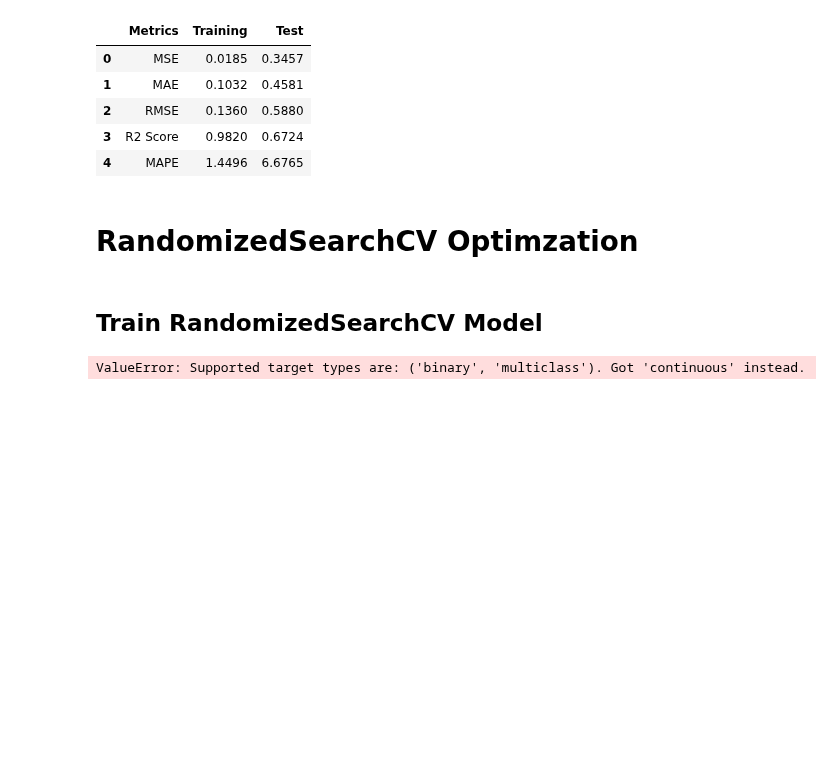
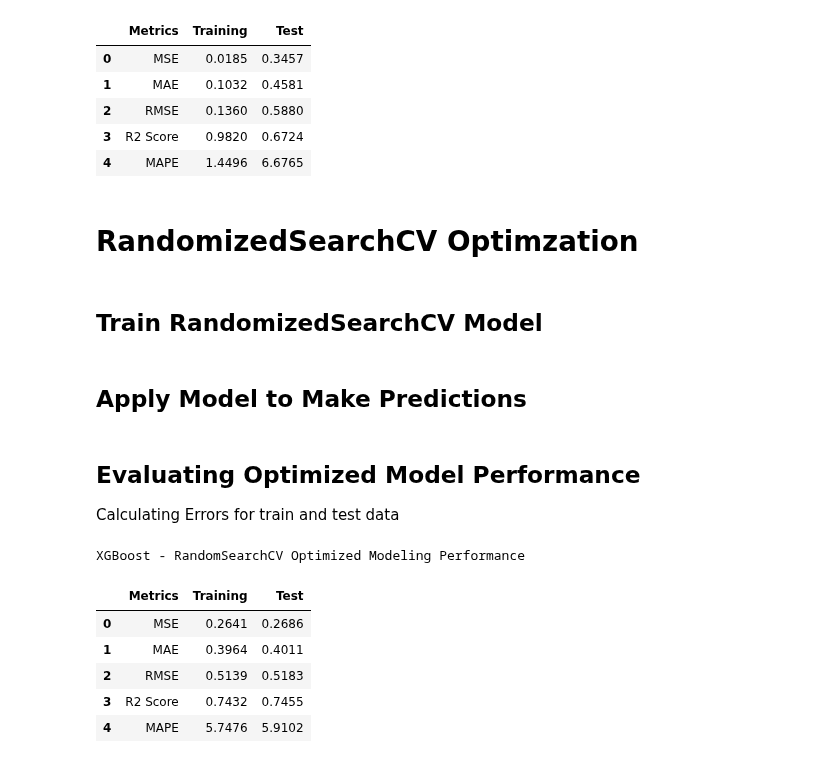
Before and after one commit to tshihab07/Super-Market-Sales-Forecasting, a Jupyter notebook: notebookes/model_XGBoost.ipynb, the cells around one changed output. Saved outputs shown, nothing was run; the diff lists cells and outputs as text; code cells hidden in the pictures; blank space fills up the shorter version.

Commit message:
feat: finalize optimized(RandomSearchCV) model training and evaluation

```diff
--- a/notebookes/model_XGBoost.ipynb
+++ b/notebookes/model_XGBoost.ipynb
@@ -237,14 +237,14 @@ param_dist = {
 }
 
 # create empty model
-randomSearch_modeling = xgb.XGBRegressor(
+model = xgb.XGBRegressor(
     objective='reg:squarederror',
     random_state=42,
     verbosity=0
 )
 # %%
 # optimize with RandomSearchCV
-random_search = RandomizedSearchCV(randomSearch_modeling,
+random_search = RandomizedSearchCV(model,
                                    param_dist,
                                    n_iter=50,
                                    scoring='neg_root_mean_squared_error',
@@ -257,5 +257,30 @@ random_search.fit(x_train, y_train)
 
 # best model from RandomSearchCV
 randomSearch_model = random_search.best_estimator_
-# %% [output]
-ValueError: Supported target types are: ('binary', 'multiclass'). Got 'continuous' instead.
+# %% [markdown]
+## Apply Model to Make Predictions
+# %%
+# make predictions on train and test set
+y_train_pred_random = randomSearch_model.predict(x_train)
+y_test_pred_random = randomSearch_model.predict(x_test)
+# %% [markdown]
+## Evaluating Optimized Model Performance
+Calculating Errors for train and test data
+# %%
+# calculate train and test metrics
+train_metrics_random = Evaluator.calculate_metrics(y_train, y_train_pred_random)
+test_metrics_random = Evaluator.calculate_metrics(y_test, y_test_pred_random)
+# %%
+# performance table of optuna optimization
+random_perf = Evaluator.create_performance_table(train_metrics_random, test_metrics_random)
+
+print("XGBoost - RandomSearchCV Optimized Modeling Performance")
+display(random_perf)
+# %% [output]
+XGBoost - RandomSearchCV Optimized Modeling Performance
+|  | Metrics | Training | Test |
+| 0 | MSE | 0.2641 | 0.2686 |
+| 1 | MAE | 0.3964 | 0.4011 |
+| 2 | RMSE | 0.5139 | 0.5183 |
+| 3 | R2 Score | 0.7432 | 0.7455 |
+| 4 | MAPE | 5.7476 | 5.9102 |
```
